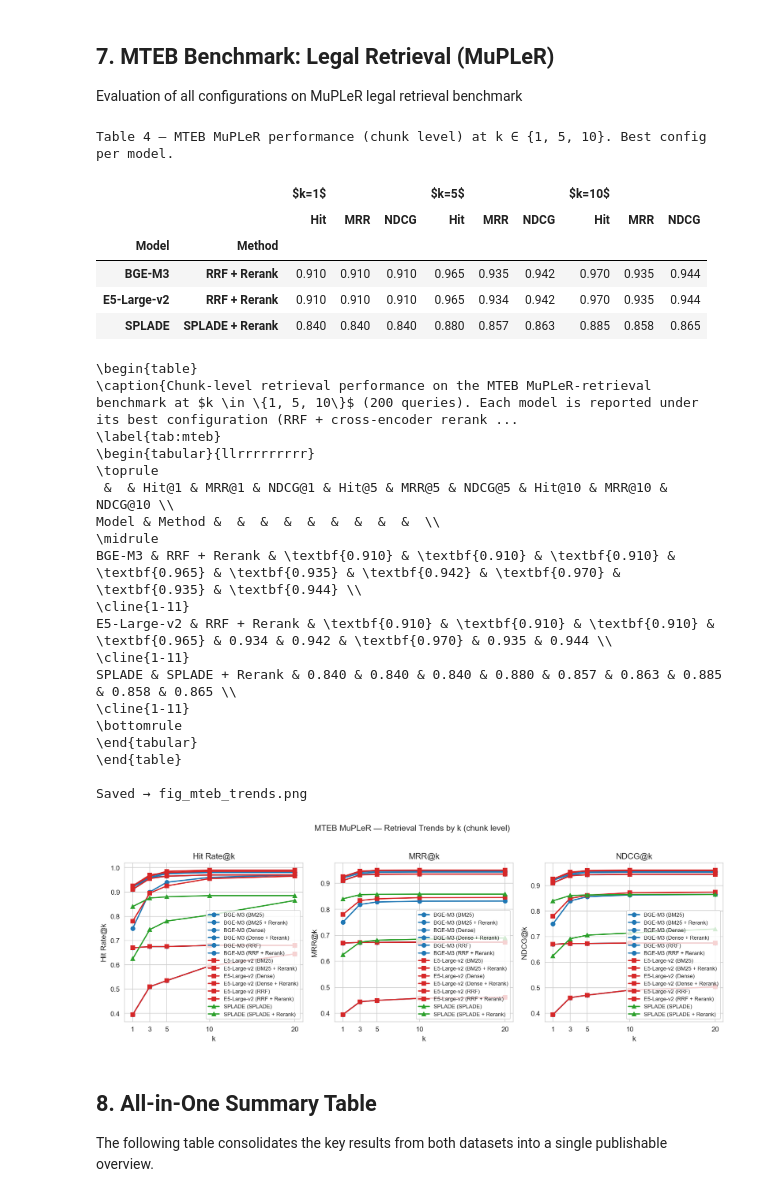
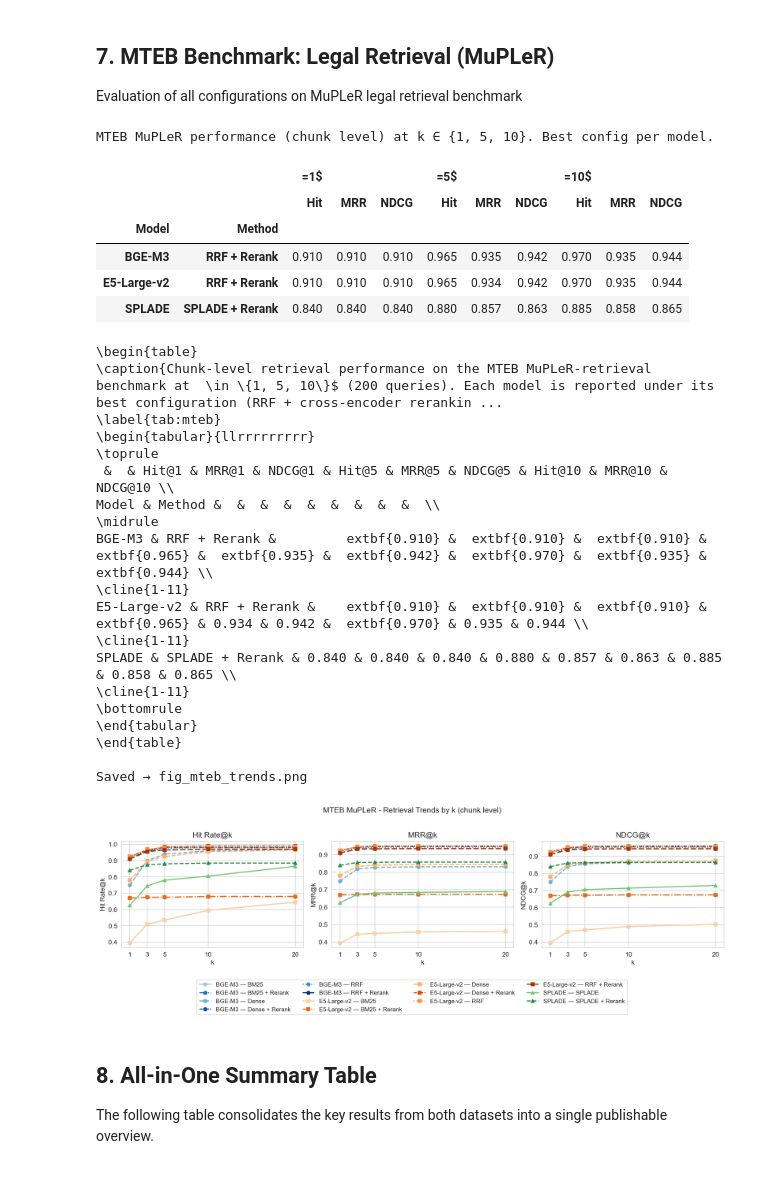
Before and after one commit to sarajose/RAG-for-Aligning-Greener-Electronics-Recommendations, a Jupyter notebook: retrieval_results.ipynb, the cells around one changed output. Cells and saved outputs as stored; diff of their text form; code cells hidden in the pictures.

Commit message:
path changed, overwrite figures modified, colors for figures changed, results rerun

```diff
--- a/retrieval_results.ipynb
+++ b/retrieval_results.ipynb
@@ -17,6 +17,7 @@ import matplotlib.pyplot as plt
 import matplotlib.ticker as mticker
 import seaborn as sns
 from IPython.display import display
+from datetime import datetime
 
 plt.rcParams.update({
     'figure.dpi': 150,
@@ -48,9 +49,10 @@ def find_repo_root(start: Path | None = None) -> Path:
 
 # Paths
 ROOT = find_repo_root()
-OUT  = ROOT / 'outputs' / 'eval_mteb_k_split'
+OUT  = ROOT / 'outputs' / 'eval_split_v8'
 
-FIG_DIR = ROOT / 'outputs' / 'eval_mteb_k_split' / 'figures_thesis'
+_run_ts = datetime.now().strftime('%Y%m%d_%H%M%S')
+FIG_DIR = ROOT / 'outputs' / 'eval_split_v8' / f'figures_thesis_{_run_ts}'
 FIG_DIR.mkdir(parents=True, exist_ok=True)
 
 metrics_path = OUT / 'metrics_all.csv'
@@ -68,6 +70,7 @@ print('Models:', sorted(metrics['model_key'].unique()))
 print('Methods:', sorted(metrics['method'].unique()))
 print('Datasets:', sorted(metrics['dataset'].unique()))
 print('k values:', sorted(metrics['k'].unique()))
+print(f'Figures will be saved to: {FIG_DIR}')
 # %% [output]
 Rows: 140
 Models: ['bge-m3', 'e5-large-v2', 'splade']
@@ -422,17 +456,18 @@ for ax, (metric_col, metric_title) in zip(axes, [('ndcg', 'NDCG@10'), ('mrr', 'M
     sns.heatmap(
         pivot,
         ax=ax, annot=True, fmt='.3f',
+        annot_kws={'size': 11},
         cmap='YlOrRd', vmin=vmin, vmax=vmax,
         linewidths=0.5, linecolor='lightgrey',
         cbar_kws={'shrink': 0.8},
     )
-    ax.set_title(metric_title, fontsize=12)
-    ax.set_xlabel('')
-    ax.set_ylabel('Retrieval Method' if ax is axes[0] else '')
-    ax.tick_params(axis='x', rotation=30)
-    ax.tick_params(axis='y', rotation=0)
+    ax.set_title(metric_title, fontsize=13)
+    ax.set_xlabel('', fontsize=11)
+    ax.set_ylabel('Retrieval Method' if ax is axes[0] else '', fontsize=11)
+    ax.tick_params(axis='x', rotation=30, labelsize=11)
+    ax.tick_params(axis='y', rotation=0, labelsize=11)
 
-plt.suptitle('Gold Standard — Performance Heatmap (document level, k=10)', fontsize=13, y=1.02)
+plt.suptitle('Gold Standard - Performance Heatmap (document level, k=10)', fontsize=13, y=1.02)
 plt.tight_layout()
 savefig('fig_heatmap_gold_k10.png')
 plt.show()
@@ -547,7 +582,7 @@ for model_key in MTEB_MODELS:
 mteb_multi_k = pd.DataFrame(table_rows).set_index(['Model', 'Method'])
 
 # MultiIndex columns: (k=1, 5, 10) per metrics (Hit, MRR, NDCG)
-col_tuples = [(f'$k={k}$', m) for k in MTEB_K_SHOW for m in ['Hit', 'MRR', 'NDCG']]
+col_tuples = [(f'={k}$', m) for k in MTEB_K_SHOW for m in ['Hit', 'MRR', 'NDCG']]
 mteb_multi_k.columns = pd.MultiIndex.from_tuples(col_tuples)
 
 styled_mteb = (
@@ -555,7 +590,7 @@ styled_mteb = (
     .format('{:.3f}', na_rep='—')
     .highlight_max(axis=0, color='#d4edda')
     .set_caption(
-        'Table 4 — MTEB MuPLeR performance (chunk level) at '
+        'MTEB MuPLeR performance (chunk level) at '
         r'k ∈ {1, 5, 10}. Best config per model.'
     )
 )
@@ -567,7 +602,7 @@ def fmt_bold_mteb(col):
     def _fmt(v):
         if pd.isna(v): return '—'
         s = f'{v:.3f}'
-        return f'\\textbf{{{s}}}' if abs(v - best) < 1e-9 else s
+        return f'	extbf{{{s}}}' if abs(v - best) < 1e-9 else s
     return col.map(_fmt)
 
 latex_mteb = mteb_multi_k.copy()
@@ -578,7 +613,7 @@ latex_str = latex_bold.to_latex(
     multirow=True,
     column_format='ll' + 'r' * len(latex_bold.columns),
     caption=(
-        r'Chunk-level retrieval performance on the MTEB MuPLeR-retrieval benchmark at $k \in \{1, 5, 10\}$ '
+        r'Chunk-level retrieval performance on the MTEB MuPLeR-retrieval benchmark at  \in \{1, 5, 10\}$ '
         r'(200 queries). Each model is reported under its best configuration '
         r'(RRF + cross-encoder reranking for BGE-M3 and E5-Large-v2; SPLADE + Rerank for the sparse baseline). '
     ),
@@ -586,58 +621,77 @@ latex_str = latex_bold.to_latex(
 )
 print(latex_str)
 
-# Line charts by k
-fig, axes = plt.subplots(1, 3, figsize=(13, 4.5), sharey=False)
+# Colour shades per (model_key, method) — different hues within each model family
+_METHODS_ORDER = ['bm25', 'dense', 'rrf', 'bm25_rerank', 'dense_rerank', 'rrf_rerank']
+_SHADES_BGE    = ['#9ecae1', '#6baed6', '#4292c6', '#2171b5', '#08519c', '#08306b']
+_SHADES_E5     = ['#fdd0a2', '#fdae6b', '#fd8d3c', '#f16913', '#d94801', '#a63603']
+_SHADES_SPLADE = {'splade': '#74c476', 'splade_rerank': '#238b45'}
+
+def _line_color(model_key, method):
+    if model_key == 'bge-m3':
+        return _SHADES_BGE[_METHODS_ORDER.index(method)] if method in _METHODS_ORDER else '#9ecae1'
+    if model_key == 'e5-large-v2':
+        return _SHADES_E5[_METHODS_ORDER.index(method)]  if method in _METHODS_ORDER else '#fdd0a2'
+    return _SHADES_SPLADE.get(method, '#70AD47')
+
+# Line charts by k — colour = per-method shade within model family, linestyle = method type
+fig, axes = plt.subplots(1, 3, figsize=(15, 5), sharey=False)
 for ax, (metric_col, metric_label) in zip(axes, [('hit_rate', 'Hit Rate@k'), ('mrr', 'MRR@k'), ('ndcg', 'NDCG@k')]):
     for _, grp in mteb_data.groupby(['model_key', 'method']):
         grp = grp.sort_values('k')
         mk  = grp['model_key'].iloc[0]
-        lbl = f"{MODEL_LABELS.get(mk, mk)} ({METHOD_LABELS.get(grp['method'].iloc[0], grp['method'].iloc[0])})"
+        mth = grp['method'].iloc[0]
+        lbl = f"{MODEL_LABELS.get(mk, mk)} — {METHOD_LABELS.get(mth, mth)}"
         ax.plot(
             grp['k'], grp[metric_col],
-            color=MODEL_COLORS.get(mk, 'grey'),
+            color=_line_color(mk, mth),
+            linestyle=METHOD_LINESTYLES.get(mth, '-'),
             marker=MODEL_MARKERS.get(mk, 'x'),
             markersize=6, linewidth=1.8,
             label=lbl,
         )
     ax.set_xticks(mteb_k_vals)
-    ax.set_xlabel('k')
-    ax.set_ylabel(metric_label)
-    ax.set_title(metric_label)
-    ax.legend(fontsize=8)
+    ax.set_xlabel('k', fontsize=11)
+    ax.set_ylabel(metric_label, fontsize=11)
+    ax.set_title(metric_label, fontsize=13)
+    ax.tick_params(labelsize=11)
 
-plt.suptitle('MTEB MuPLeR — Retrieval Trends by k (chunk level)', fontsize=12, y=1.02)
-plt.tight_layout()
+# Single legend below subplots — tight_layout rect reserves space, legend fills it
+handles, labels = axes[0].get_legend_handles_labels()
+plt.suptitle('MTEB MuPLeR - Retrieval Trends by k (chunk level)', fontsize=13, y=1.02)
+plt.tight_layout(rect=[0, 0.24, 1, 1])
+fig.legend(handles, labels, loc='upper center', bbox_to_anchor=(0.5, 0.22),
+           ncol=4, fontsize=10, frameon=True)
 savefig('fig_mteb_trends.png')
 plt.show()
 # %% [output]
-Table 4 — MTEB MuPLeR performance (chunk level) at k ∈ {1, 5, 10}. Best config per model.
+MTEB MuPLeR performance (chunk level) at k ∈ {1, 5, 10}. Best config per model.
-|  |  | $k=1$ |  |  | $k=5$ |  |  | $k=10$ |  |  |
+|  |  | =1$ |  |  | =5$ |  |  | =10$ |  |  |
 |  |  | Hit | MRR | NDCG | Hit | MRR | NDCG | Hit | MRR | NDCG |
 | Model | Method |  |  |  |  |  |  |  |  |  |
 | BGE-M3 | RRF + Rerank | 0.910 | 0.910 | 0.910 | 0.965 | 0.935 | 0.942 | 0.970 | 0.935 | 0.944 |
 | E5-Large-v2 | RRF + Rerank | 0.910 | 0.910 | 0.910 | 0.965 | 0.934 | 0.942 | 0.970 | 0.935 | 0.944 |
 | SPLADE | SPLADE + Rerank | 0.840 | 0.840 | 0.840 | 0.880 | 0.857 | 0.863 | 0.885 | 0.858 | 0.865 |
 \begin{table}
-\caption{Chunk-level retrieval performance on the MTEB MuPLeR-retrieval benchmark at $k \in \{1, 5, 10\}$ (200 queries). Each model is reported under its best configuration (RRF + cross-encoder rerank ...
+\caption{Chunk-level retrieval performance on the MTEB MuPLeR-retrieval benchmark at  \in \{1, 5, 10\}$ (200 queries). Each model is reported under its best configuration (RRF + cross-encoder rerankin ...
 \label{tab:mteb}
 \begin{tabular}{llrrrrrrrrr}
 \toprule
  &  & Hit@1 & MRR@1 & NDCG@1 & Hit@5 & MRR@5 & NDCG@5 & Hit@10 & MRR@10 & NDCG@10 \\
 Model & Method &  &  &  &  &  &  &  &  &  \\
 \midrule
-BGE-M3 & RRF + Rerank & \textbf{0.910} & \textbf{0.910} & \textbf{0.910} & \textbf{0.965} & \textbf{0.935} & \textbf{0.942} & \textbf{0.970} & \textbf{0.935} & \textbf{0.944} \\
+BGE-M3 & RRF + Rerank &         extbf{0.910} &  extbf{0.910} &  extbf{0.910} &  extbf{0.965} &  extbf{0.935} &  extbf{0.942} &  extbf{0.970} &  extbf{0.935} &  extbf{0.944} \\
 \cline{1-11}
-E5-Large-v2 & RRF + Rerank & \textbf{0.910} & \textbf{0.910} & \textbf{0.910} & \textbf{0.965} & 0.934 & 0.942 & \textbf{0.970} & 0.935 & 0.944 \\
+E5-Large-v2 & RRF + Rerank &    extbf{0.910} &  extbf{0.910} &  extbf{0.910} &  extbf{0.965} & 0.934 & 0.942 &  extbf{0.970} & 0.935 & 0.944 \\
 \cline{1-11}
 SPLADE & SPLADE + Rerank & 0.840 & 0.840 & 0.840 & 0.880 & 0.857 & 0.863 & 0.885 & 0.858 & 0.865 \\
 \cline{1-11}
 \bottomrule
 \end{tabular}
 \end{table}
 
 Saved → fig_mteb_trends.png
-[figure, old version]
+[figure, new version]
 # %% [markdown]
 ## 8. All-in-One Summary Table
 
```
Also changed, not shown: parts of 14 cells of this notebook.
